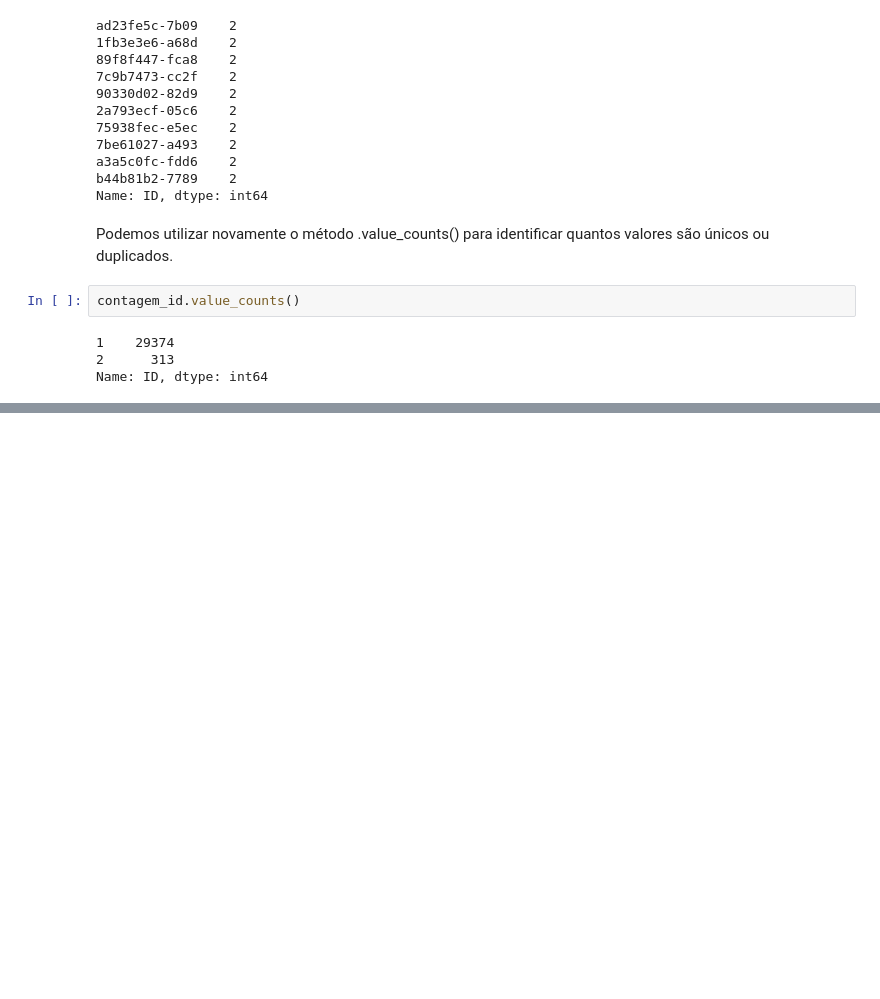
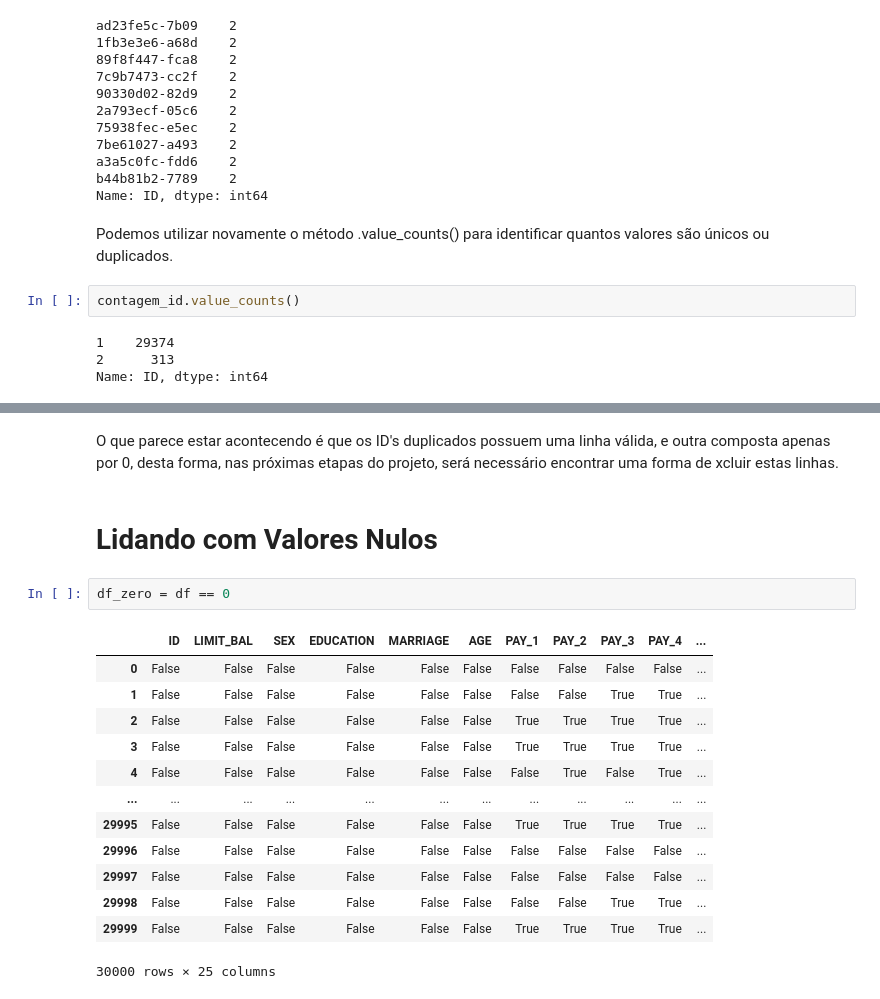
Before and after one commit to marcosvnespolo/Previsao_Inadimplencia, a Jupyter notebook: Previsão_Inadimplência.ipynb, the cells around one changed output, grey strips where cells are left out. Cells and saved outputs as stored; diff of their text form; blank space fills up the shorter version.

Commit message:
Tratando valores nulos

```diff
--- a/Previsão_Inadimplência.ipynb
+++ b/Previsão_Inadimplência.ipynb
@@ -91,0 +157,20 @@ Name: ID, dtype: int64
+# %% [markdown]
+O que parece estar acontecendo é que os ID's duplicados possuem uma linha válida, e outra composta apenas por 0, desta forma, nas próximas etapas do projeto, será necessário encontrar uma forma de xcluir estas linhas.
+# %% [markdown]
+# Lidando com Valores Nulos
+# %%
+df_zero = df == 0
+# %% [output]
+|  | ID | LIMIT_BAL | SEX | EDUCATION | MARRIAGE | AGE | PAY_1 | PAY_2 | PAY_3 | PAY_4 | ... |
+| 0 | False | False | False | False | False | False | False | False | False | False | ... |
+| 1 | False | False | False | False | False | False | False | False | True | True | ... |
+| 2 | False | False | False | False | False | False | True | True | True | True | ... |
+| 3 | False | False | False | False | False | False | True | True | True | True | ... |
+| 4 | False | False | False | False | False | False | False | True | False | True | ... |
+| ... | ... | ... | ... | ... | ... | ... | ... | ... | ... | ... | ... |
+| 29995 | False | False | False | False | False | False | True | True | True | True | ... |
+| 29996 | False | False | False | False | False | False | False | False | False | False | ... |
+| 29997 | False | False | False | False | False | False | False | False | False | False | ... |
+| 29998 | False | False | False | False | False | False | False | False | True | True | ... |
+| 29999 | False | False | False | False | False | False | True | True | True | True | ... |
+30000 rows × 25 columns
```
Also changed, not shown: parts of 7 cells of this notebook.
